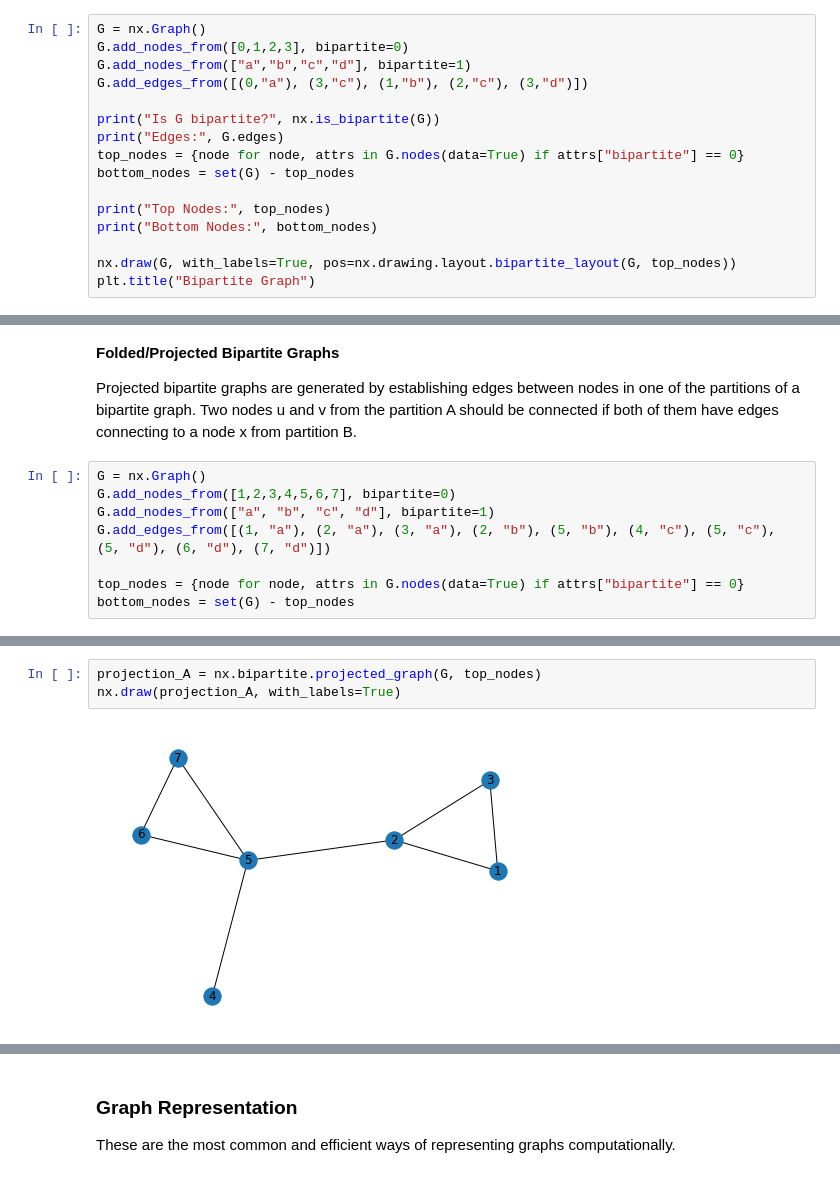
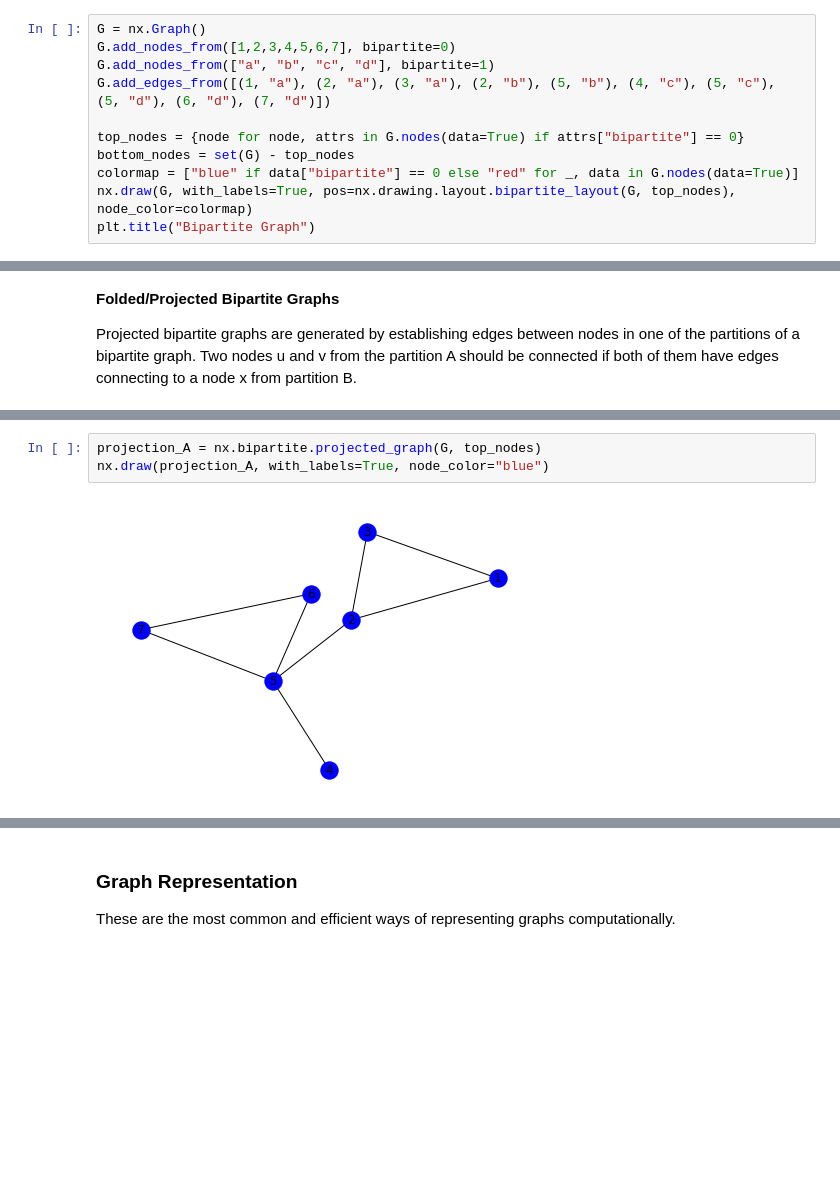
Before and after one commit to JAugusto97/graph-ml, a Jupyter notebook: 1-basics.ipynb, the cells around one changed output, grey strips where cells are left out. Drawn from its saved outputs; the diff is of its cells as text; blank space fills up the shorter version.

```diff
--- a/1-basics.ipynb
+++ b/1-basics.ipynb
@@ -58,18 +58,13 @@ from A to a node from B, never a node from A to another node from A or a node fr
 are <b>independent</b> sets.
 # %%
 G = nx.Graph()
-G.add_nodes_from([0,1,2,3], bipartite=0)
-G.add_nodes_from(["a","b","c","d"], bipartite=1)
-G.add_edges_from([(0,"a"), (3,"c"), (1,"b"), (2,"c"), (3,"d")])
+G.add_nodes_from([1,2,3,4,5,6,7], bipartite=0)
+G.add_nodes_from(["a", "b", "c", "d"], bipartite=1)
+G.add_edges_from([(1, "a"), (2, "a"), (3, "a"), (2, "b"), (5, "b"), (4, "c"), (5, "c"), (5, "d"), (6, "d"), (7, "d")])
 
-print("Is G bipartite?", nx.is_bipartite(G))
-print("Edges:", G.edges)
 top_nodes = {node for node, attrs in G.nodes(data=True) if attrs["bipartite"] == 0}
 bottom_nodes = set(G) - top_nodes
-
-print("Top Nodes:", top_nodes)
-print("Bottom Nodes:", bottom_nodes)
-
-nx.draw(G, with_labels=True, pos=nx.drawing.layout.bipartite_layout(G, top_nodes))
+colormap = ["blue" if data["bipartite"] == 0 else "red" for _, data in G.nodes(data=True)]
+nx.draw(G, with_labels=True, pos=nx.drawing.layout.bipartite_layout(G, top_nodes), node_color=colormap)
 plt.title("Bipartite Graph")
 # %% [output]
@@ -84,11 +75,3 @@ Text(0.5, 1.0, 'Bipartite Graph')
 
 Projected bipartite graphs are generated by establishing edges between nodes in one of the partitions of a bipartite graph.
 Two nodes u and v from the partition A should be connected if both of them have edges connecting to a node x from partition B.
-# %%
-G = nx.Graph()
-G.add_nodes_from([1,2,3,4,5,6,7], bipartite=0)
-G.add_nodes_from(["a", "b", "c", "d"], bipartite=1)
-G.add_edges_from([(1, "a"), (2, "a"), (3, "a"), (2, "b"), (5, "b"), (4, "c"), (5, "c"), (5, "d"), (6, "d"), (7, "d")])
-
-top_nodes = {node for node, attrs in G.nodes(data=True) if attrs["bipartite"] == 0}
-bottom_nodes = set(G) - top_nodes
@@ -99,7 +78,7 @@ nx.draw(G, with_labels=True, pos=nx.drawing.layout.bipartite_layout(G, top_nodes
 # %%
 projection_A = nx.bipartite.projected_graph(G, top_nodes)
-nx.draw(projection_A, with_labels=True)
+nx.draw(projection_A, with_labels=True, node_color="blue")
 # %% [output]
-[figure, old version]
+[figure, new version]
 # %%
 projection_B = nx.bipartite.projected_graph(G, bottom_nodes)
```
Also changed, not shown: parts of 6 cells of this notebook.
